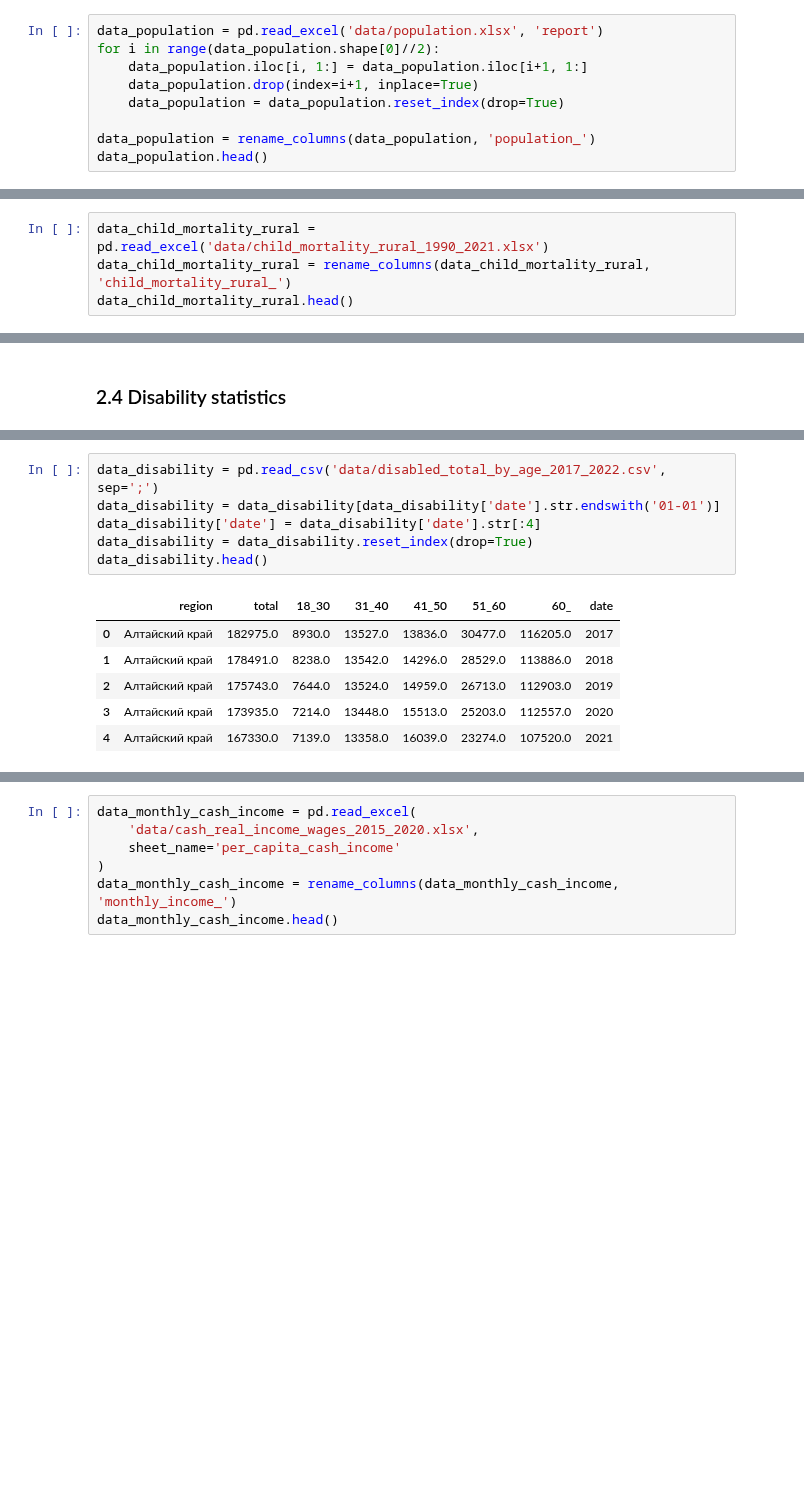
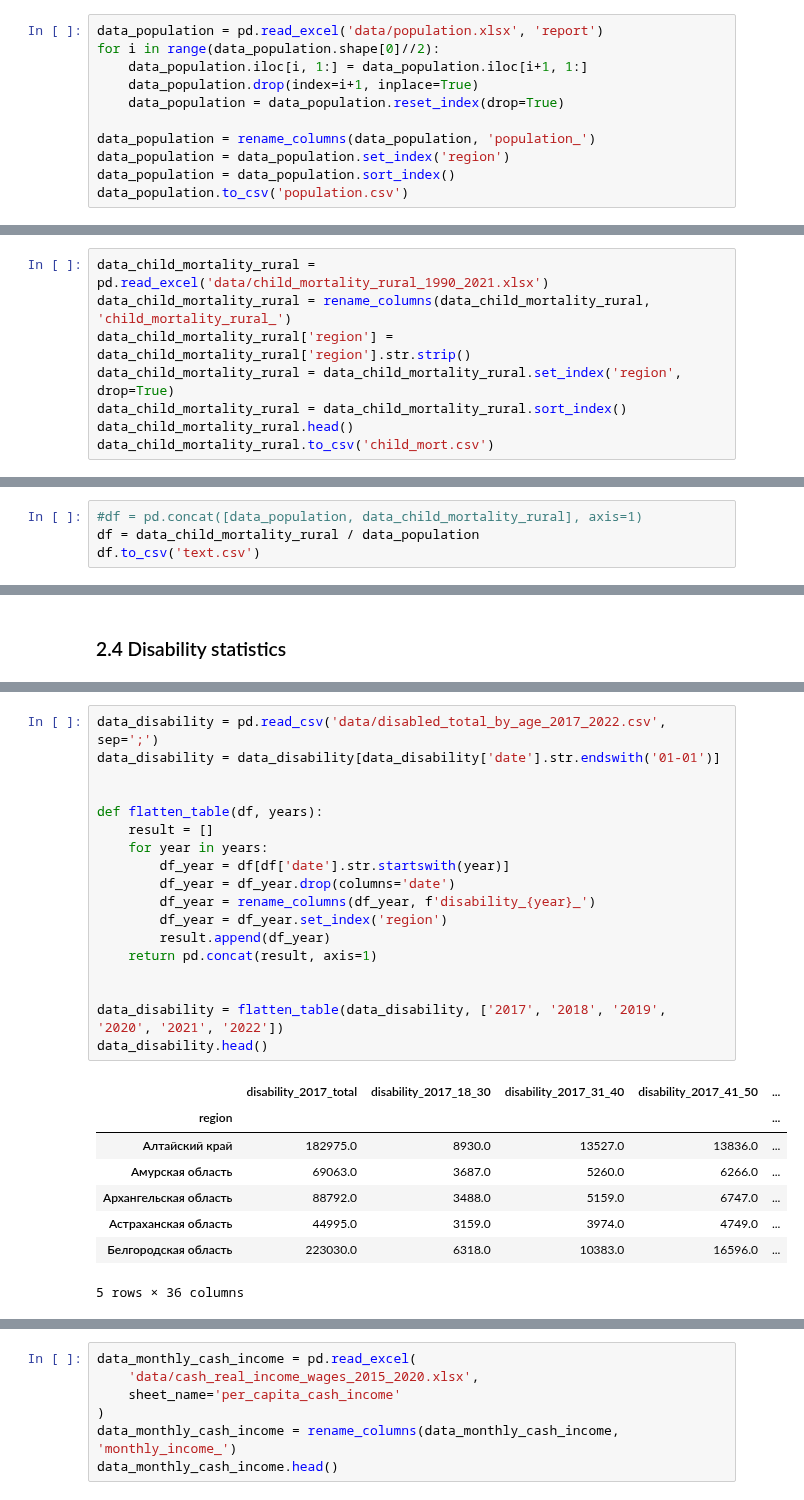
Before and after one commit to helios12/DataScienceProjects, a Jupyter notebook: projects/project-7-final/Project-7.Identification_of_vulnerable_population_groups.ipynb, the cells around one changed output, grey strips where cells are left out. Cells and saved outputs as stored; diff of their text form; blank space fills up the shorter version.

```diff
--- a/projects/project-7-final/Project-7.Identification_of_vulnerable_population_groups.ipynb
+++ b/projects/project-7-final/Project-7.Identification_of_vulnerable_population_groups.ipynb
@@ -58,4 +56,6 @@ for i in range(data_population.shape[0]//2):
     data_population = data_population.reset_index(drop=True)
 
 data_population = rename_columns(data_population, 'population_')
-data_population.head()
+data_population = data_population.set_index('region')
+data_population = data_population.sort_index()
+data_population.to_csv('population.csv')
@@ -76,4 +68,8 @@ Data source contains child mortality in rural areas on the first life year in pe
 # %%
 data_child_mortality_rural = pd.read_excel('data/child_mortality_rural_1990_2021.xlsx')
 data_child_mortality_rural = rename_columns(data_child_mortality_rural, 'child_mortality_rural_')
+data_child_mortality_rural['region'] = data_child_mortality_rural['region'].str.strip()
+data_child_mortality_rural = data_child_mortality_rural.set_index('region', drop=True)
+data_child_mortality_rural = data_child_mortality_rural.sort_index()
 data_child_mortality_rural.head()
+data_child_mortality_rural.to_csv('child_mort.csv')
@@ -88,3 +76,7 @@ data_child_mortality_rural.head()
+# %%
+#df = pd.concat([data_population, data_child_mortality_rural], axis=1)
+df = data_child_mortality_rural / data_population
+df.to_csv('text.csv')
 # %% [markdown]
 ### 2.3 Child mortality in urban areas
 # %% [markdown]
@@ -108,14 +104,28 @@ data_child_mortality_urban.head()
 # %%
 data_disability = pd.read_csv('data/disabled_total_by_age_2017_2022.csv', sep=';')
 data_disability = data_disability[data_disability['date'].str.endswith('01-01')]
-data_disability['date'] = data_disability['date'].str[:4]
-data_disability = data_disability.reset_index(drop=True)
+
+
+def flatten_table(df, years):
+    result = []
+    for year in years:
+        df_year = df[df['date'].str.startswith(year)]
+        df_year = df_year.drop(columns='date')
+        df_year = rename_columns(df_year, f'disability_{year}_')
+        df_year = df_year.set_index('region')
+        result.append(df_year)
+    return pd.concat(result, axis=1)
+
+
+data_disability = flatten_table(data_disability, ['2017', '2018', '2019', '2020', '2021', '2022'])
 data_disability.head()
 # %% [output]
-|  | region | total | 18_30 | 31_40 | 41_50 | 51_60 | 60_ | date |
-| 0 | Алтайский край | 182975.0 | 8930.0 | 13527.0 | 13836.0 | 30477.0 | 116205.0 | 2017 |
-| 1 | Алтайский край | 178491.0 | 8238.0 | 13542.0 | 14296.0 | 28529.0 | 113886.0 | 2018 |
-| 2 | Алтайский край | 175743.0 | 7644.0 | 13524.0 | 14959.0 | 26713.0 | 112903.0 | 2019 |
-| 3 | Алтайский край | 173935.0 | 7214.0 | 13448.0 | 15513.0 | 25203.0 | 112557.0 | 2020 |
-| 4 | Алтайский край | 167330.0 | 7139.0 | 13358.0 | 16039.0 | 23274.0 | 107520.0 | 2021 |
+|  | disability_2017_total | disability_2017_18_30 | disability_2017_31_40 | disability_2017_41_50 | ... |
+| region |  |  |  |  | ... |
+| Алтайский край | 182975.0 | 8930.0 | 13527.0 | 13836.0 | ... |
+| Амурская область | 69063.0 | 3687.0 | 5260.0 | 6266.0 | ... |
+| Архангельская область | 88792.0 | 3488.0 | 5159.0 | 6747.0 | ... |
+| Астраханская область | 44995.0 | 3159.0 | 3974.0 | 4749.0 | ... |
+| Белгородская область | 223030.0 | 6318.0 | 10383.0 | 16596.0 | ... |
+5 rows × 36 columns
 # %% [markdown]
```
Also changed, not shown: parts of 17 cells of this notebook, 2 other files.
